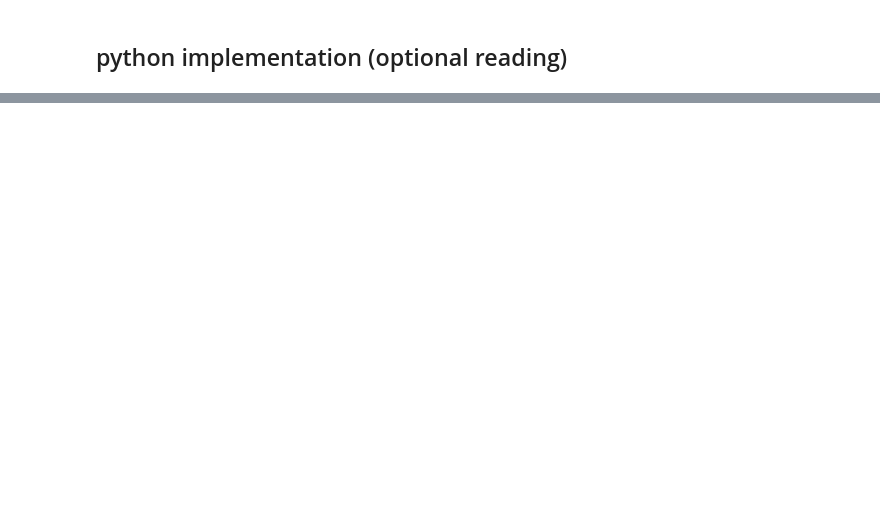
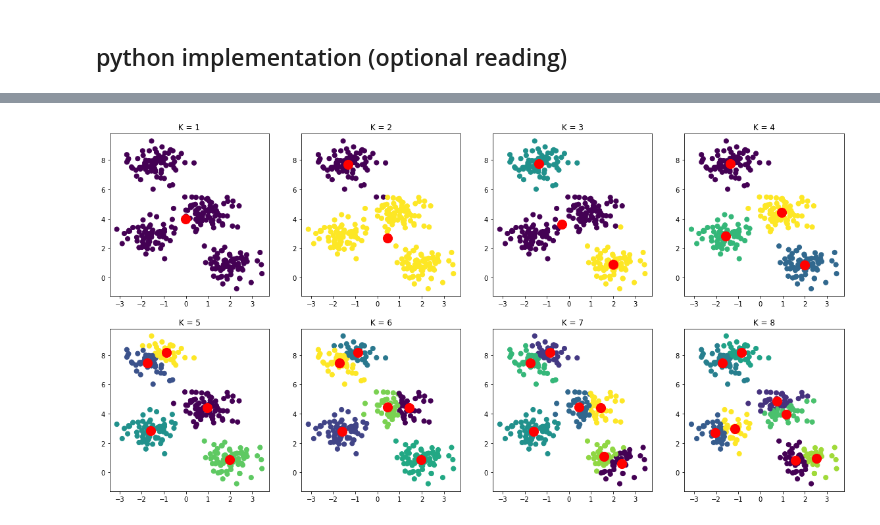
Before and after one commit to Mohamed209/machine-learning-course, a Jupyter notebook: Chapter_5_unsupervised_learning/1_Clustering/How K-means Clustering Works.ipynb, the cells around one changed output, grey strips where cells are left out. Drawn from its saved outputs; the diff is of its cells as text; code cells hidden in the pictures; blank space fills up the shorter version.

Commit message:
:sparkles: kmeans

```diff
--- a/Chapter_5_unsupervised_learning/1_Clustering/How K-means Clustering Works.ipynb
+++ b/Chapter_5_unsupervised_learning/1_Clustering/How K-means Clustering Works.ipynb
@@ -91,0 +74,14 @@ class Kmeans:
+# %%
+from sklearn.cluster import KMeans
+# https://scikit-learn.org/stable/modules/generated/sklearn.cluster.KMeans.html
+import numpy as np
+X = np.array([[1, 2], [1, 4], [1, 0],
+              [10, 2], [10, 4], [10, 0]])
+kmeans = KMeans(n_clusters=2).fit(X)
+kmeans.labels_
+
+kmeans.predict([[0, 0], [12, 3]])
+
+print("centers >>> ",kmeans.cluster_centers_)
+
+print("Inertia >>> ",kmeans.inertia_)
@@ -91,0 +111,14 @@ class Kmeans:
+# %%
+from sklearn.cluster import KMeans
+fig = plt.figure(figsize=(20,10)) # new figure object
+for i in range(1,9): # try k from 1 >> 8
+    ax = fig.add_subplot(2, 4, i)
+    kmeans = KMeans(n_clusters=i)
+    kmeans.fit(X)
+    clusters_preds = kmeans.predict(X)
+    plt.scatter(X[:, 0], X[:, 1], c=clusters_preds, s=50)
+    centers = kmeans.cluster_centers_
+    plt.scatter(centers[:, 0], centers[:, 1], c='red', s=200, alpha=1)
+    plt.title(" K = {} ".format(i))
+# %% [output]
+[figure, added]
```
Also changed, not shown: parts of 10 cells of this notebook, 5 other files.
